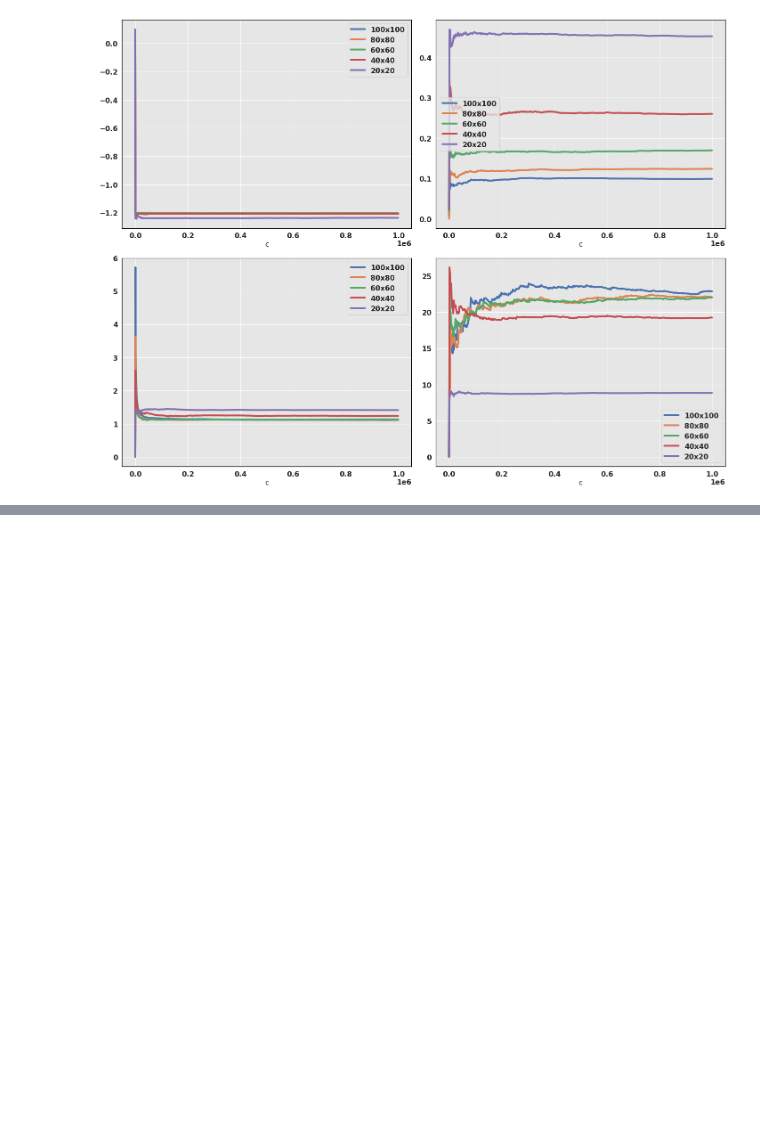
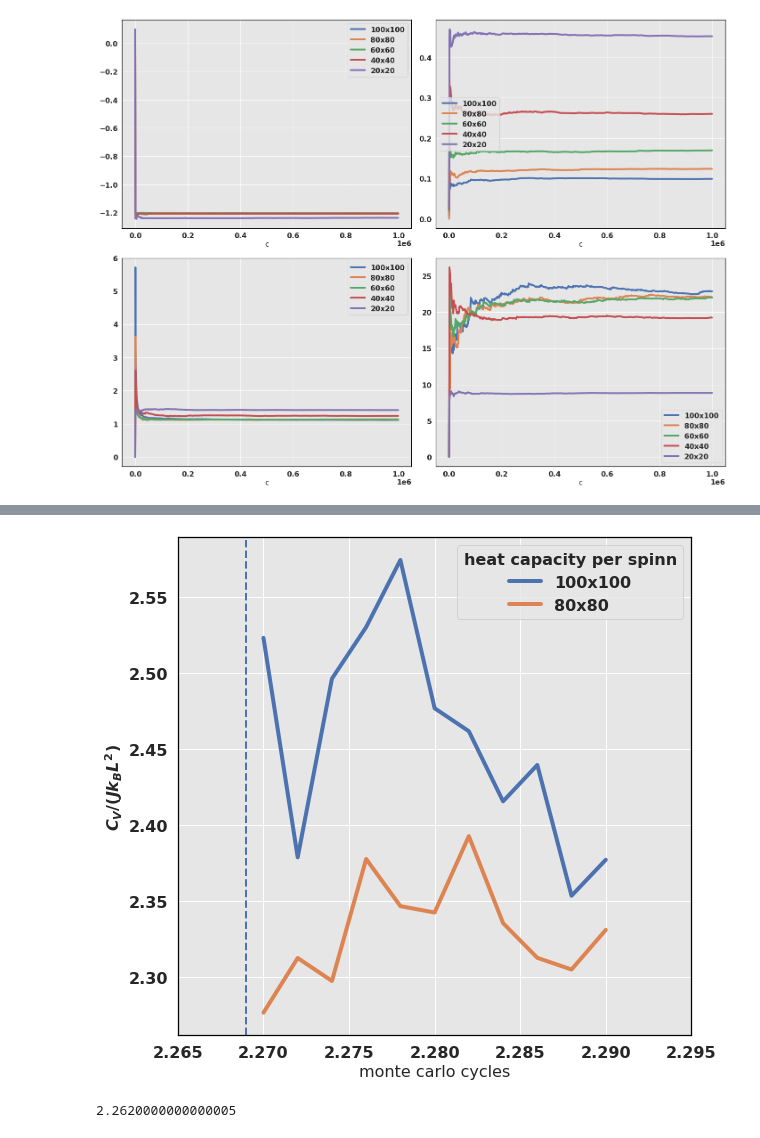
Before and after one commit to fonstelien/FYS4150, a Jupyter notebook: project4/results/project4.ipynb, the cells around one changed output, grey strips where cells are left out. Cells and saved outputs as stored; diff of their text form; code cells hidden in the pictures; blank space fills up the shorter version.

```diff
--- a/project4/results/project4.ipynb
+++ b/project4/results/project4.ipynb
@@ -397,0 +402,25 @@ plt.show()
+# %%
+df80_03 = pd.read_csv("./critical-temperature/iter-03_80.csv", comment='#')
+df100_03 = pd.read_csv("./critical-temperature/iter-03_100.csv", comment='#')
+
+names = ('100x100', '80x80')
+
+fig, axes = plt.subplots(ncols=1, nrows=1, sharex=True, figsize=ONE_TIMES_ONE)
+
+ax = axes
+df100_03.plot(x='T', y='CV', ax=ax, color=COLORS[0])
+df80_03.plot(x='T', y='CV', ax=ax, color=COLORS[1])
+
+ax.legend(names, title='heat capacity per spinn', title_fontsize=MEDIUM)
+ax.set_xlabel("monte carlo cycles")
+ax.set_ylabel("$C_V/(Jk_BL^2)$")
+ax.axvline(x=2.269, linestyle='--', linewidth=2)
+ax.set_xlim(2.265,2.295)
+
+plt.tight_layout()
+plt.show()
+
+(100*2.278 - 80*2.282)/(100 - 80)
+# %% [output]
+[figure, added]
+2.2620000000000005
```
Also changed, not shown: parts of 3 cells of this notebook, 2 other files.
